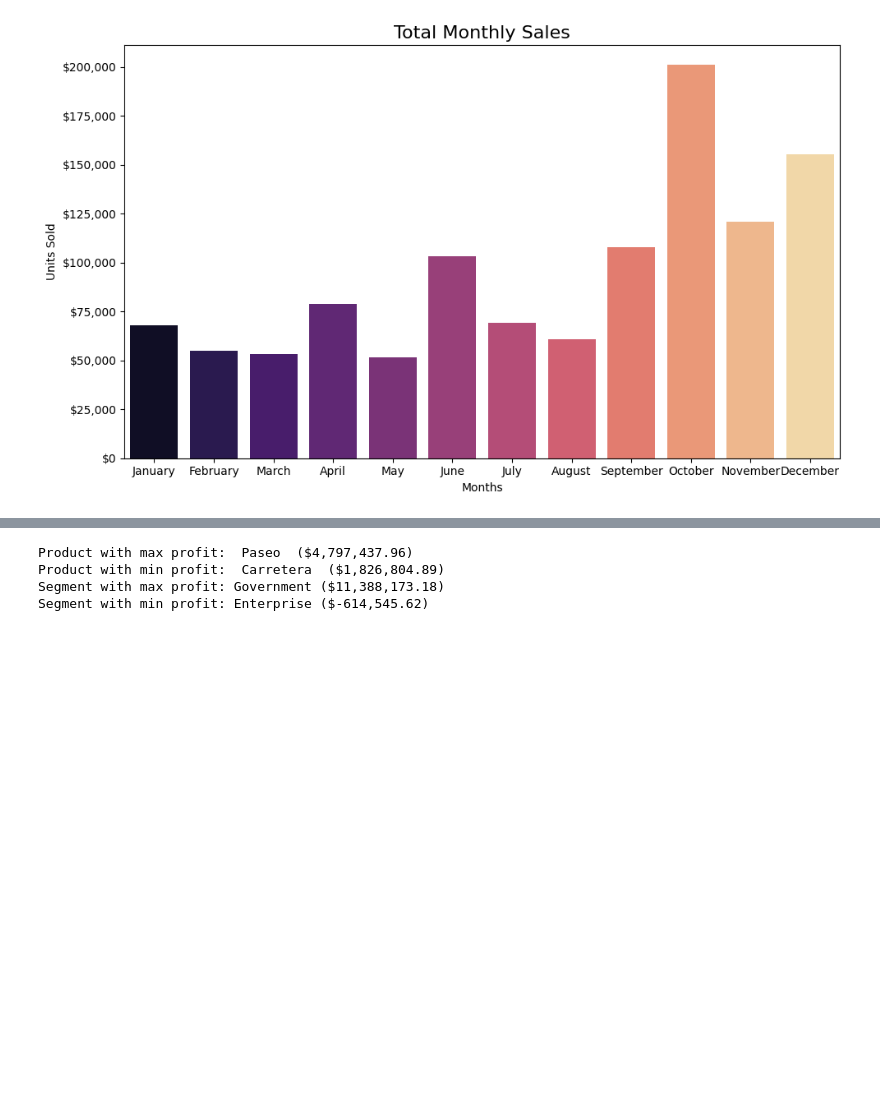
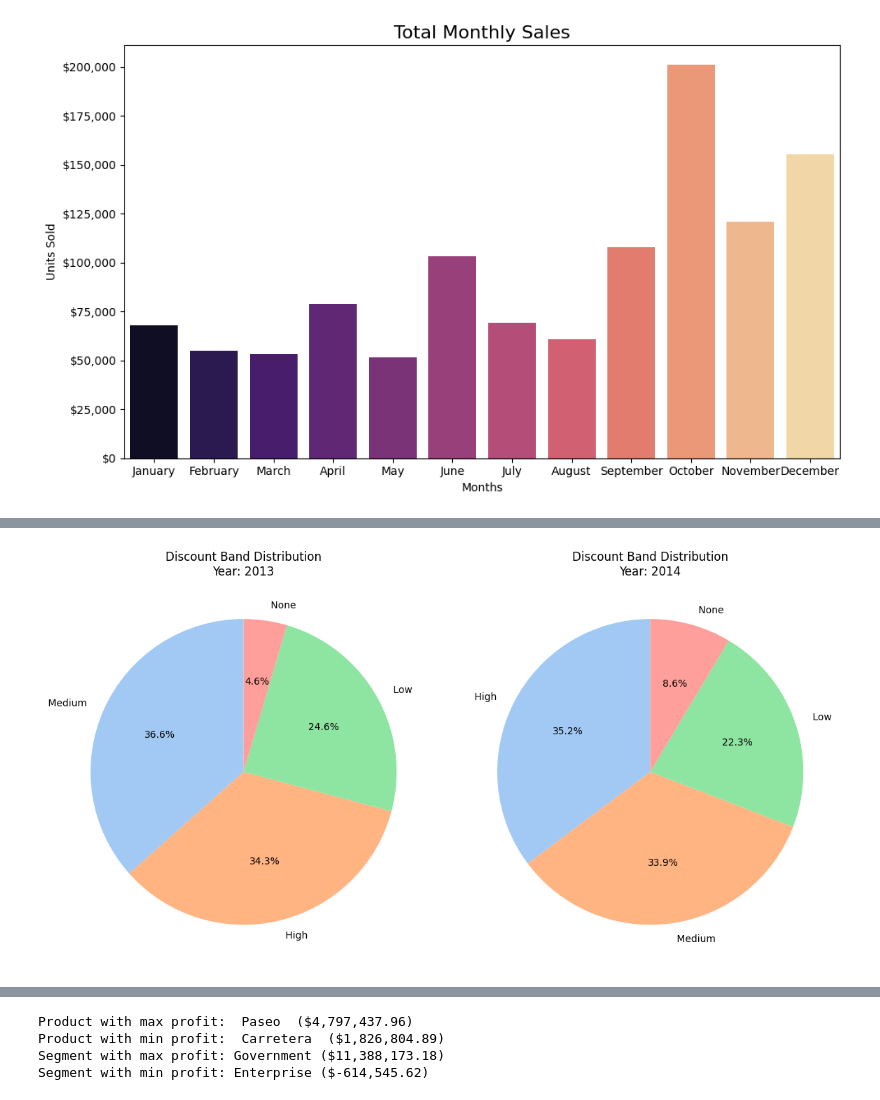
Before and after one commit to Lhecks/financial_analysts, a Jupyter notebook: main.ipynb, the cells around one changed output, grey strips where cells are left out. Saved outputs shown, nothing was run; the diff lists cells and outputs as text; code cells hidden in the pictures; blank space fills up the shorter version.

```diff
--- a/main.ipynb
+++ b/main.ipynb
@@ -875,0 +940,28 @@ fig.show()
+# %%
+# Creating a Pie chart to compare the discount bands for each year
+# Preparing the data for each year
+years_unique = df['Year'].unique()
+fig, axes = plt.subplots(1, len(years_unique), figsize=(12, 6))
+
+for idx, yr in enumerate(sorted(years_unique)):
+    band_counts = df[df['Year'] == yr]['Discount_Band'].value_counts()
+    axes[idx].pie(
+        band_counts,
+        labels=band_counts.index,
+        autopct='%1.1f%%',
+        startangle=90,
+        colors=sns.color_palette("pastel")[0:len(band_counts)]
+    )
+    # axes[idx].axis('equal')
+    # Equal aspect ratio ensures that pie is drawn as a circle
+    axes[idx].set_title(f'Discount Band Distribution\nYear: {yr}')
+
+    # Change label color to black for better readability
+    # for text in axes[idx].texts:
+    #     text.set_color('black')
+    # Set the background color of the current axes to grey
+axes[idx].set_facecolor("#A91313")
+plt.tight_layout()
+plt.show()
+# %% [output]
+[figure, added]
```
Also changed, not shown: parts of 12 cells of this notebook, 1 other file.
